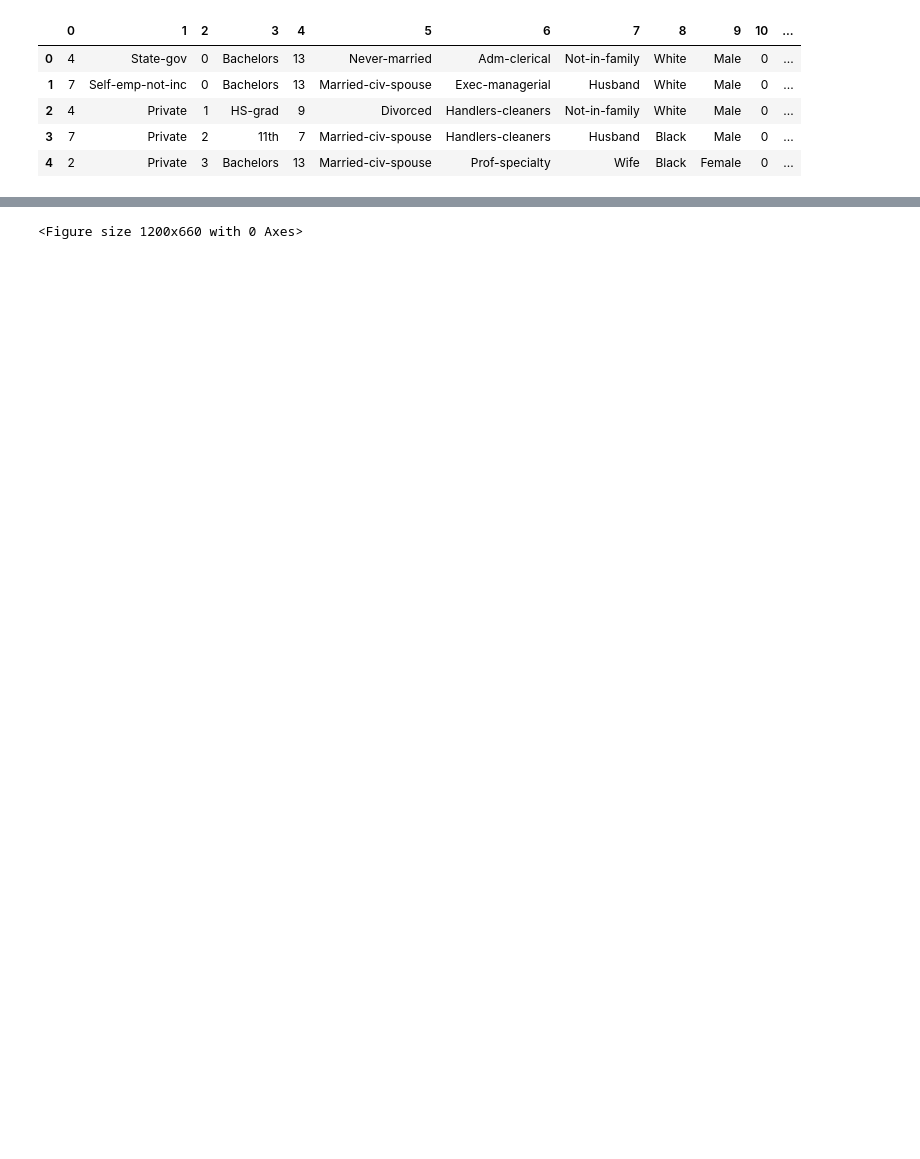
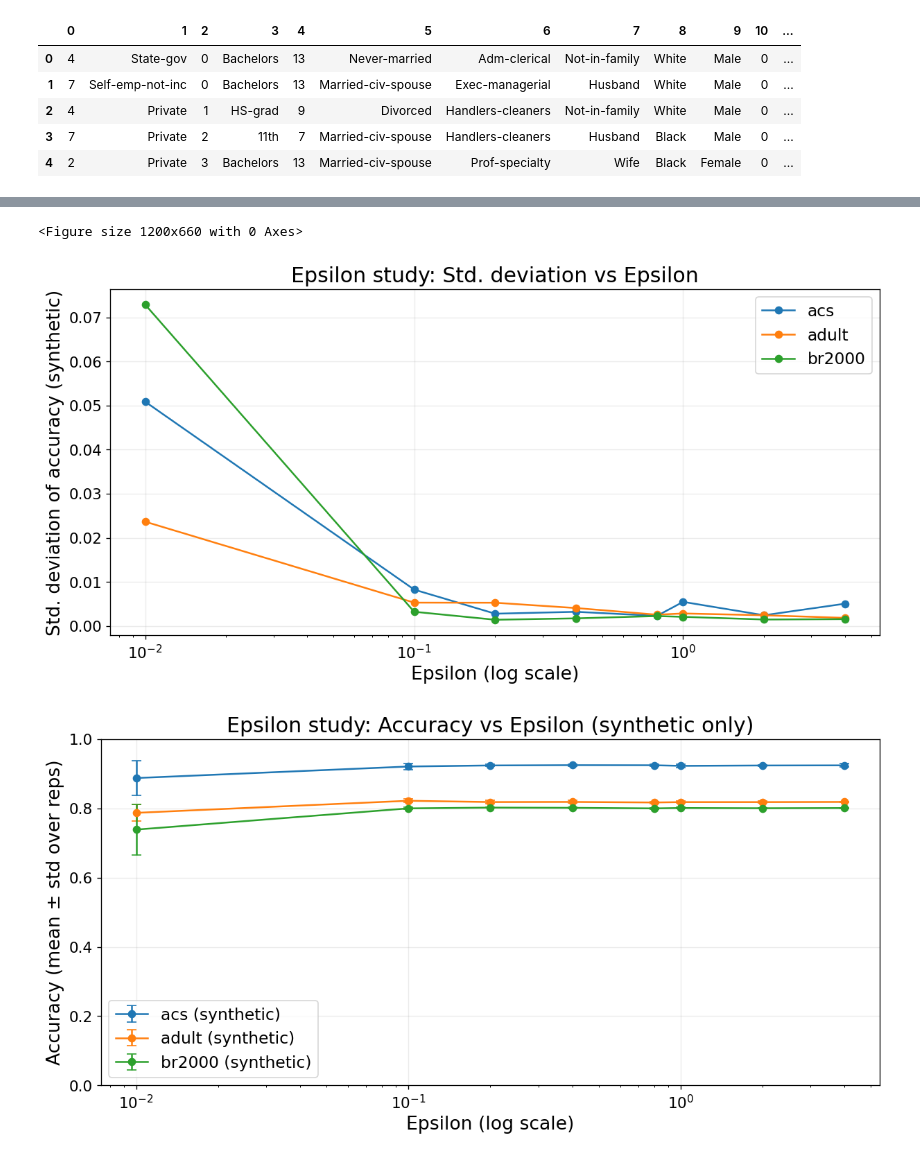
Before and after one commit to ruperthaderer/dp-synth-classification, a Jupyter notebook: generate_synth_data_1.ipynb, the cells around one changed output, grey strips where cells are left out. Saved outputs shown, nothing was run; the diff lists cells and outputs as text; code cells hidden in the pictures; blank space fills up the shorter version.

Commit message:
more plots

```diff
--- a/generate_synth_data_1.ipynb
+++ b/generate_synth_data_1.ipynb
@@ -949,30 +981,102 @@ plt.plot(
 # PrivBayes
 plt.plot(
     pb_summary["epsilon"],
     pb_summary["privbayes_mean_acc"],
     marker="o",
     label="PrivBayes (Adult)"
 )
 
 # Original baseline
 orig_acc = summary["mean_acc_orig"].iloc[0]
 plt.axhline(
     y=orig_acc,
     linestyle="--",
     linewidth=2,
     label="Original (baseline)"
 )
 
 plt.xscale("log")
 plt.ylim(0, 1.0)
 plt.xlabel("Epsilon (log scale)")
 plt.ylabel("Accuracy (train synthetic → test original)")
 plt.title("Adult dataset: Utility vs Epsilon")
 plt.legend()
 plt.grid(alpha=0.3)
 plt.tight_layout()
 plt.show()
 savefig("synth_vs_privbayes")
+
+
+# ============================================================
+# Fig 4.2: Standardabweichung der synthetischen Accuracy vs Epsilon
+# ============================================================
+fig, ax = plt.subplots(figsize=(10.5, 5.5))
+
+for ds, g in summary.groupby("dataset"):
+    g = g.sort_values("epsilon")
+    ax.plot(g["epsilon"], g["std_acc_synth"], marker="o", label=ds)
+
+ax.set_xscale("log")
+ax.set_xlabel("Epsilon (log scale)")
+ax.set_ylabel("Std. deviation of accuracy (synthetic)")
+ax.set_title("Epsilon study: Std. deviation vs Epsilon")
+ax.legend()
+
+savefig("epsilon_std_accuracy")
+
+
+# ============================================================
+# Fig 4.3: Clean Accuracy vs Epsilon (nur synthetisch + Errorbars, ohne Baselines)
+# ============================================================
+fig, ax = plt.subplots(figsize=(10.5, 5.5))
+
+for ds, g in summary.groupby("dataset"):
+    g = g.sort_values("epsilon")
+    ax.errorbar(
+        g["epsilon"],
+        g["mean_acc_synth"],
+        yerr=g["std_acc_synth"],
+        marker="o",
+        capsize=4,
+        label=f"{ds} (synthetic)"
+    )
+
+ax.set_xscale("log")
+ax.set_xlabel("Epsilon (log scale)")
+ax.set_ylabel("Accuracy (mean ± std over reps)")
+ax.set_title("Epsilon study: Accuracy vs Epsilon (synthetic only)")
+ax.set_ylim(0, 1.0)
+ax.legend()
+
+savefig("epsilon_curves_accuracy_clean")
+
+
+# ============================================================
+# Fig 4.8: Delta-Accuracy Vergleich (Ours vs PrivBayes) - Adult
+# ΔAcc = method - original baseline
+# ============================================================
+summary_adult = summary[summary["dataset"] == "adult"].sort_values("epsilon").copy()
+
+adult_orig = float(summary_adult["mean_acc_orig"].iloc[0])
+
+delta_ours = summary_adult["mean_acc_synth"] - adult_orig
+delta_priv = pb_summary.sort_values("epsilon")["privbayes_mean_acc"] - adult_orig
+
+fig, ax = plt.subplots(figsize=(10.5, 5.5))
+
+ax.plot(summary_adult["epsilon"], delta_ours, marker="o", label="My Synth (Adult)")
+ax.plot(pb_summary["epsilon"], delta_priv, marker="o", linestyle="--", label="PrivBayes (Adult)")
+
+ax.axhline(0.0, linestyle=":", linewidth=1)
+ax.set_xscale("log")
+ax.set_xlabel("Epsilon (log scale)")
+ax.set_ylabel("Δ Accuracy (method - original)")
+ax.set_title("Epsilon study: ΔAccuracy comparison (Adult)")
+ax.legend()
+
+savefig("delta_comparison_synth_vs_privbayes")
 # %% [output]
 [figure]
 <Figure size 1200x660 with 0 Axes>
+[figure, added]
+[figure, added]
```
Also changed, not shown: parts of 9 cells of this notebook.
